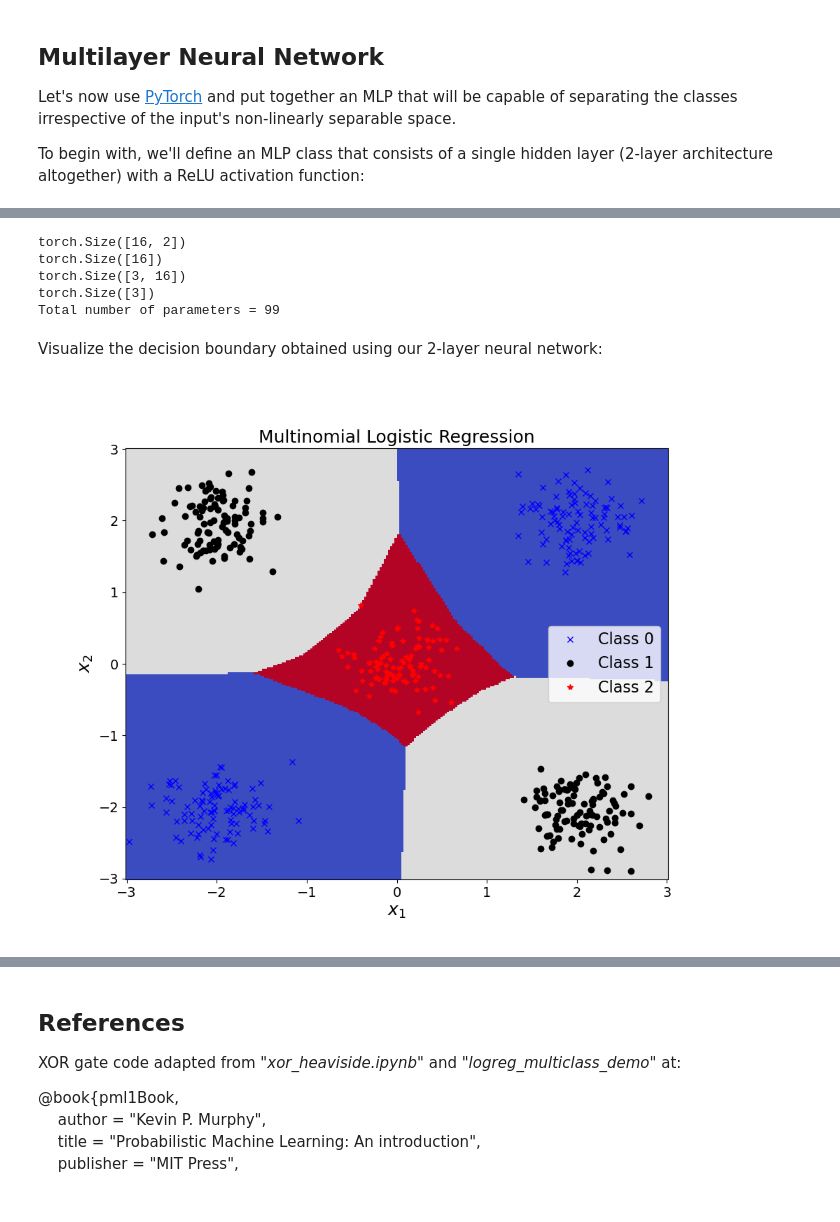
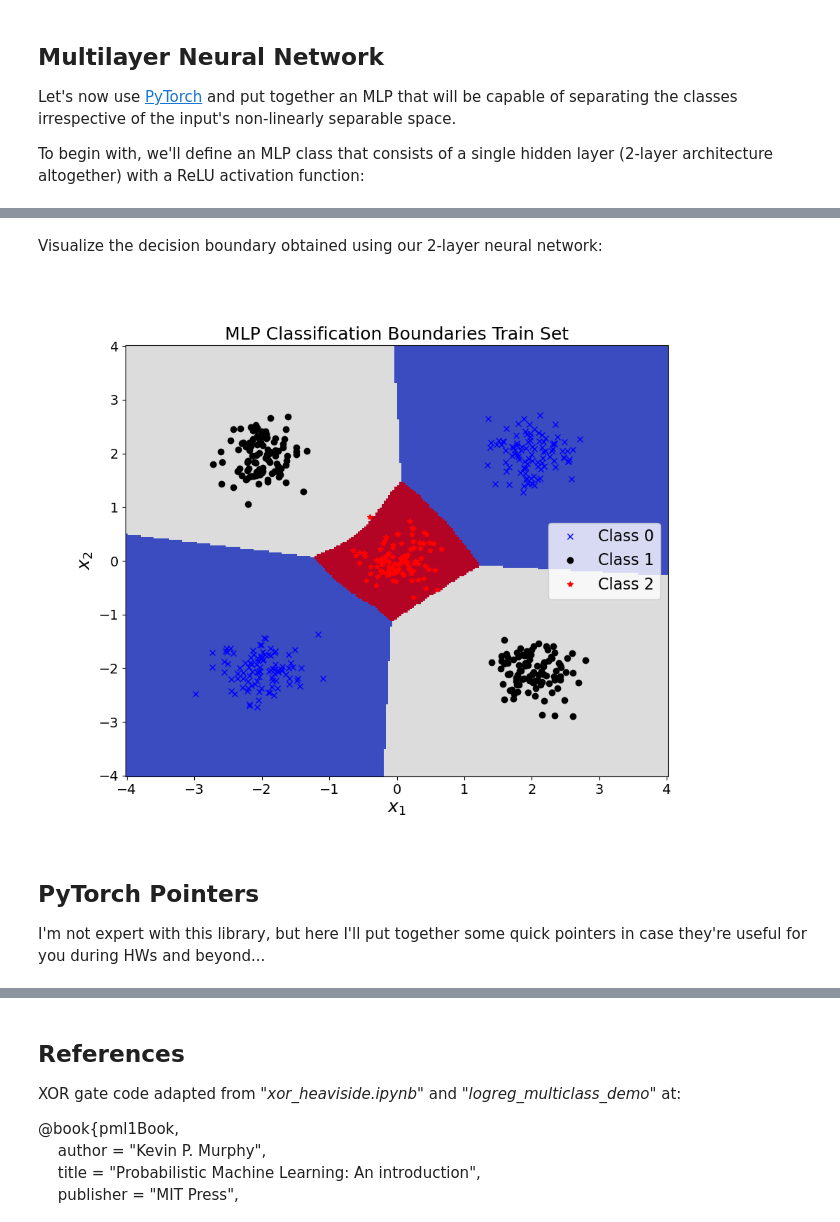
Before and after one commit to mayB1998/EECE5644_IntroMLPR_LectureCode_Summer1, a Jupyter notebook: notebooks/neural_networks/mlp_pytorch.ipynb, the cells around one changed output, grey strips where cells are left out. Cells and saved outputs as stored; diff of their text form; code cells hidden in the pictures.

Commit message:
Updating MLP notebook with more PyTorch content

```diff
--- a/notebooks/neural_networks/mlp_pytorch.ipynb
+++ b/notebooks/neural_networks/mlp_pytorch.ipynb
@@ -111,9 +115,9 @@ Let's sample from five multivariate Gaussians and color-code the individual comp
 # %%
 N = 100
 
-def create_data(N):
+def create_data(N, noise=0.1):
     # Uses the same covariance matrix, scaled identity, for all Gaussians
-    Sigma = 0.1 * np.eye(2)
+    Sigma = noise * np.eye(2)
     # Five gaussian means specified to span a square and its centre
     Gs = [
         mvn(mean=[2, 2], cov=Sigma),
@@ -201,7 +205,7 @@ fitted_model = model.fit(X, y)
 The digression here is a brief and quick snap at multi-class logistic regression just so we can observe the following decision boundary formed using this linear model over our training dataset $D_\text{train}$:
 # %%
 # Create coordinate matrices determined by the sample space
-xx, yy = np.meshgrid(np.linspace(-3, 3, 250), np.linspace(-3, 3, 250))
+xx, yy = np.meshgrid(np.linspace(-4, 4, 250), np.linspace(-4, 4, 250))
 
 grid = np.c_[xx.ravel(), yy.ravel()]
 
@@ -252,16 +302,17 @@ class TwoLayerMLP(nn.Module):
 # %%
-def train_model(model, data, labels, criterion, optimizer, num_epochs=25):
-    # Set up training data
-    X_train = torch.FloatTensor(data)
-    y_train = torch.LongTensor(labels)
-
+def model_train(model, data, labels, criterion, optimizer, num_epochs=25):
+    # Apparently good practice to set this "flag" too before training
+    # Does things like make sure Dropout layers are active, gradients are updated, etc.
+    # Probably not a big deal for our toy network, but still worth developing good practice
+    model.train()
     # Optimize the neural network
     for epoch in range(num_epochs):
-        # Set grads to zero explicitly before backprop
+        # These outputs represent the model's predicted probabilities for each class.
+        outputs = model(data)
+        # Criterion computes the cross entropy loss between input and target
+        loss = criterion(outputs, labels)
+        # Set gradient buffers to zero explicitly before backprop
         optimizer.zero_grad()
-        outputs = model(X_train)
-        # Criterion computes the cross entropy loss between input and target
-        loss = criterion(outputs, y_train)
         # Backward pass to compute the gradients through the network
         loss.backward()
         # GD step update
@@ -269,52 +320,57 @@ def train_model(model, data, labels, criterion, optimizer, num_epochs=25):
 
     return model
 
-model = TwoLayerMLP(X.shape[1], 16, C)
+
+# Stochastic GD with learning rate and momentum hyperparameters
 optimizer = torch.optim.SGD(model.parameters(), lr=0.01, momentum=0.9)
+# The nn.CrossEntropyLoss() loss function automatically performs a log_softmax() to
+# the output when validating, on top of calculating the negative log-likelihood using
+# nn.NLLLoss(), while also being more stable numerically... So don't implement from scratch
 criterion = nn.CrossEntropyLoss()
+num_epochs = 100
 
-# Explore the model
-for parameter in model.parameters():
-    print(parameter.shape)
+# Convert numpy structures to PyTorch tensors, as these are the data types required by the library
+X_tensor = torch.FloatTensor(X)
+y_tensor = torch.LongTensor(y)
 
-print("Total number of parameters =", np.sum([np.prod(parameter.shape) for parameter in model.parameters()]))
-
-model = train_model(model, X, y, criterion, optimizer, num_epochs=100)
+# Trained model
+model = model_train(model, X_tensor, y_tensor, criterion, optimizer, num_epochs=num_epochs)
-# %% [output]
-torch.Size([16, 2])
-torch.Size([16])
-torch.Size([3, 16])
-torch.Size([3])
-Total number of parameters = 99
 # %% [markdown]
 Visualize the decision boundary obtained using our 2-layer neural network:
 # %%
 def model_predict(model, data):
-    # Set up test data as tensor
-    X_test = torch.FloatTensor(data)
+    # Similar idea to model.train(), set a flag to let network know your in "inference" mode
+    model.eval()
+    # Disabling gradient calculation is useful for inference, only forward pass!!
+    with torch.no_grad():
+        # Evaluate nn on test data and compare to true labels
+        predicted_labels = model(data)
+        # Back to numpy
+        predicted_labels = predicted_labels.detach().numpy()
 
-    # Evaluate nn on test data and compare to true labels
-    predicted_labels = model(X_test)
-    # Back to numpy
-    predicted_labels = predicted_labels.detach().numpy()
+        return np.argmax(predicted_labels, 1)
 
-    return np.argmax(predicted_labels, 1)
-
+# Set up test data as tensor
+grid_tensor = torch.FloatTensor(grid)
 # Z matrix are the predictions resulting from the forward pass through the network
-Z = model_predict(model, grid).reshape(xx.shape)
+Z = model_predict(model, grid_tensor).reshape(xx.shape)
 
 plt.figure(figsize=(10,8))
 
 # uses gray background for black dots
 plt.pcolormesh(xx, yy, Z, cmap=plt.cm.coolwarm)
 
 plt.plot(X[y==0, 0], X[y==0, 1], 'bx', label="Class 0")
 plt.plot(X[y==1, 0], X[y==1, 1], 'ko', label="Class 1");
 plt.plot(X[y==2, 0], X[y==2, 1], 'r*', label="Class 2");
 plt.xlabel(r"$x_1$")
 plt.ylabel(r"$x_2$")
-plt.title("Multinomial Logistic Regression")
+plt.title("MLP Classification Boundaries Train Set")
 plt.legend()
 plt.show()
 # %% [output]
-[figure, old version]
+[figure, new version]
+# %% [markdown]
+## PyTorch Pointers
+
+I'm not expert with this library, but here I'll put together some quick pointers in case they're useful for you during HWs and beyond...
```
Also changed, not shown: parts of 18 cells of this notebook, 2 other files.
